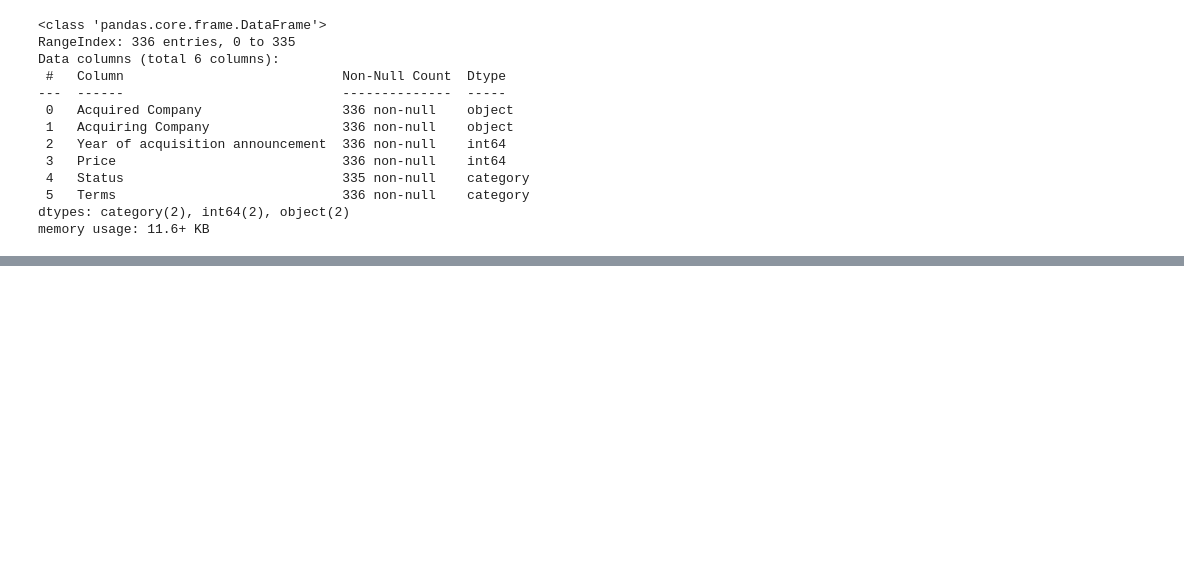
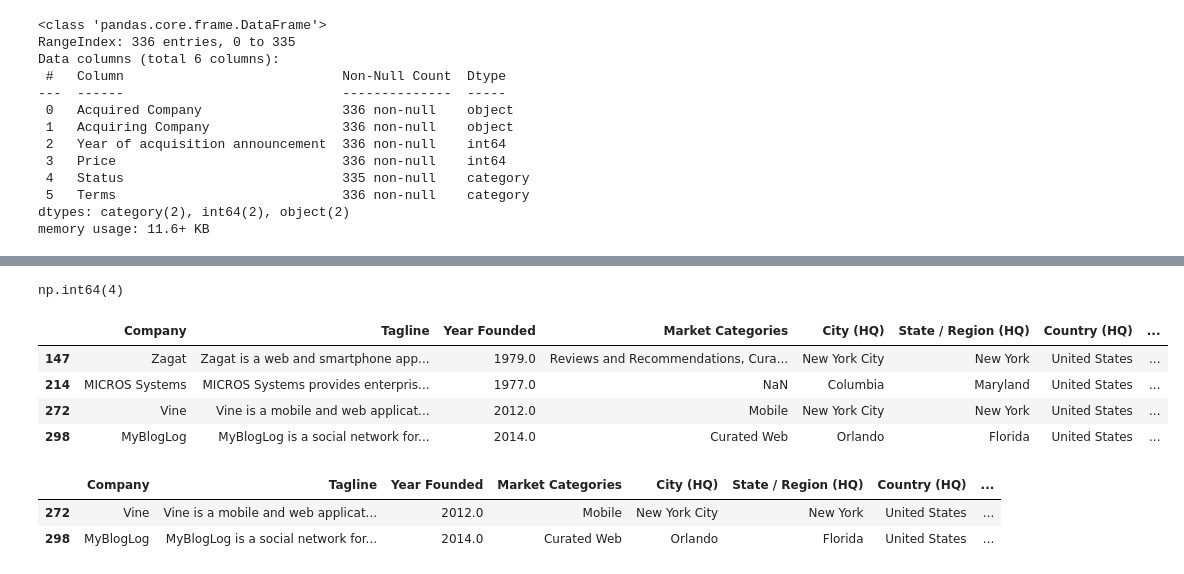
Before and after one commit to Omar-Elhakim/TechCompaniesPricePrediction, a Jupyter notebook: main.ipynb, the cells around one changed output, grey strips where cells are left out. Cells and saved outputs as stored; diff of their text form; code cells hidden in the pictures; blank space fills up the shorter version.

```diff
--- a/main.ipynb
+++ b/main.ipynb
@@ -295,5 +295,3 @@ founders = founders.drop("CrunchBase Profile", axis=1)
 acquired["Age on acquisition"] = (
     acquired["Year of acquisition announcement"] - acquired["Year Founded"]
 )
-# %%
-acquired = acquired.drop(["Year Founded", "Year of acquisition announcement"], axis=1)
@@ -494,0 +523,23 @@ memory usage: 11.6+ KB
+# %%
+iso = IsolationForest(contamination=0.01)
+yhat = iso.fit_predict(acquired[['Age on acquisition']])
+# %%
+i=yhat==-1
+# %%
+i.sum()
+# %% [output]
+np.int64(4)
+# %%
+acquired[i]
+# %% [output]
+|  | Company | Tagline | Year Founded | Market Categories | City (HQ) | State / Region (HQ) | Country (HQ) | ... |
+| 147 | Zagat | Zagat is a web and smartphone app... | 1979.0 | Reviews and Recommendations, Cura... | New York City | New York | United States | ... |
+| 214 | MICROS Systems | MICROS Systems provides enterpris... | 1977.0 | NaN | Columbia | Maryland | United States | ... |
+| 272 | Vine | Vine is a mobile and web applicat... | 2012.0 | Mobile | New York City | New York | United States | ... |
+| 298 | MyBlogLog | MyBlogLog is a social network for... | 2014.0 | Curated Web | Orlando | Florida | United States | ... |
+# %%
+acquired[acquired['Age on acquisition']<=0]
+# %% [output]
+|  | Company | Tagline | Year Founded | Market Categories | City (HQ) | State / Region (HQ) | Country (HQ) | ... |
+| 272 | Vine | Vine is a mobile and web applicat... | 2012.0 | Mobile | New York City | New York | United States | ... |
+| 298 | MyBlogLog | MyBlogLog is a social network for... | 2014.0 | Curated Web | Orlando | Florida | United States | ... |
```
Also changed, not shown: parts of 5 cells of this notebook.
